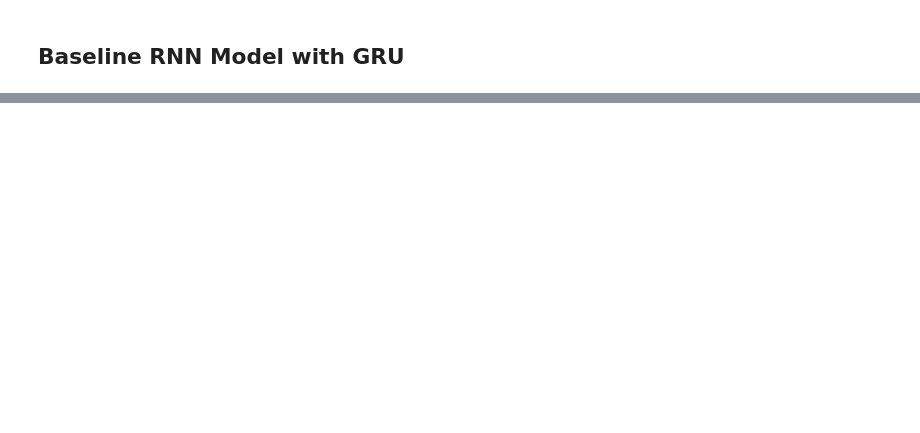
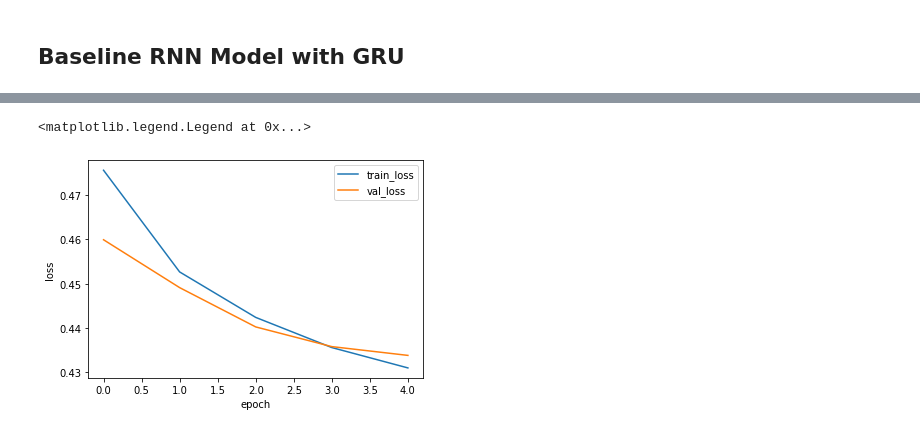
Before and after one commit to flaghunter21/DSCI-619-Deep-Learning, a Jupyter notebook: DSCI_619_Final_Project_P2.ipynb, the cells around one changed output, grey strips where cells are left out. Drawn from its saved outputs; the diff is of its cells as text; code cells hidden in the pictures; blank space fills up the shorter version.

```diff
--- a/DSCI_619_Final_Project_P2.ipynb
+++ b/DSCI_619_Final_Project_P2.ipynb
@@ -283,0 +325,20 @@ NameError: ignored
+# %%
+model = tf.keras.Sequential([
+    # Convert review text to indices
+    encoder,
+    tf.keras.layers.Embedding(
+        input_dim=len(encoder.get_vocabulary()),
+        output_dim=64,
+        # Use masking to handle the variable sequence lengths
+        mask_zero=True),
+
+    #tf.keras.layers.GRU(128, return_sequences=True),
+    tf.keras.layers.Bidirectional(tf.keras.layers.LSTM(128)),
+    # Binary classifier
+    tf.keras.layers.Dense(64, activation='relu'),
+    tf.keras.layers.Dense(1)
+])
+# %%
+model.compile(loss=tf.keras.losses.BinaryCrossentropy(from_logits=True),
+              optimizer=tf.keras.optimizers.Adam(1e-4),
+              metrics=['accuracy'])
@@ -283,0 +365,5 @@ NameError: ignored
+# %%
+%%time
+history = model.fit(x=X_train,y=y_train,batch_size = 80,epochs=5,
+          validation_data=(X_test,y_test), verbose = 1
+          )
@@ -283,0 +383,9 @@ NameError: ignored
+# %%
+train_history = pd.DataFrame(history.history)
+train_history['epoch'] = history.epoch
+sns.lineplot(x='epoch', y ='loss', data =train_history)
+sns.lineplot(x='epoch', y ='val_loss', data =train_history)
+plt.legend(labels=['train_loss', 'val_loss'])
+# %% [output]
+<matplotlib.legend.Legend at 0x...>
+[figure, added]
```
Also changed, not shown: parts of 33 cells of this notebook.
